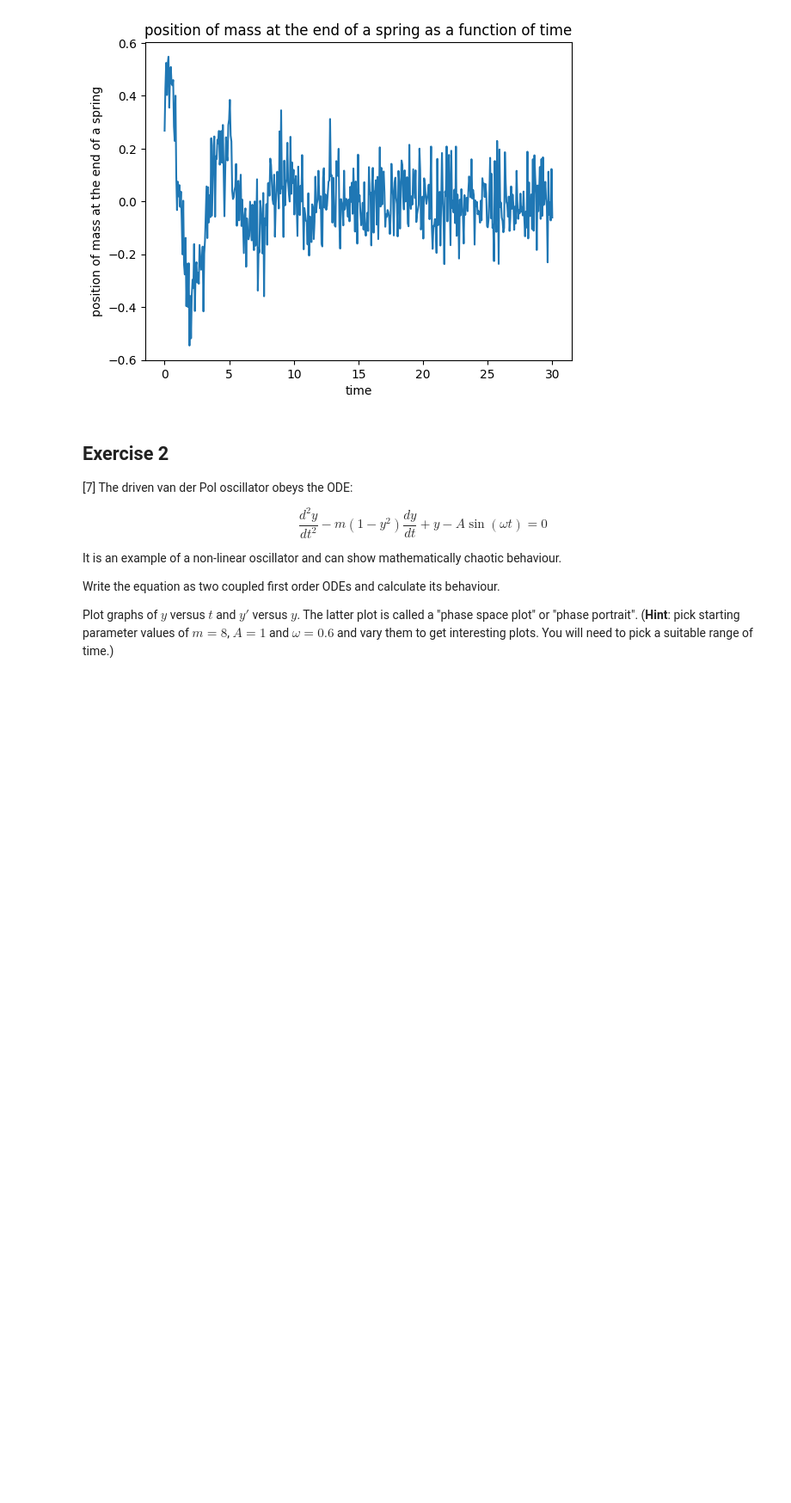
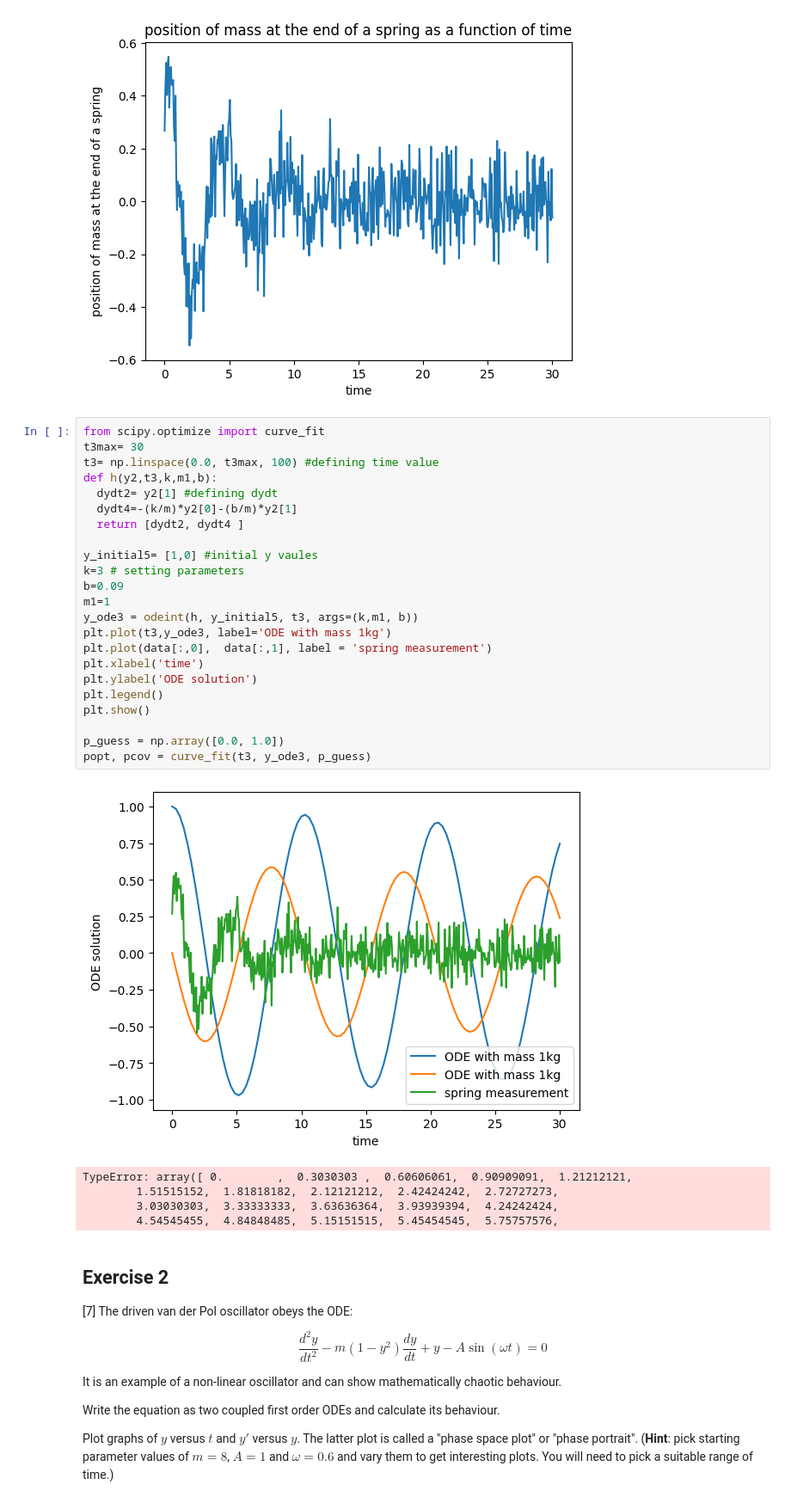
Before and after one commit to PX2145-2025/week-8-b-Anest-Cunliffe, a Jupyter notebook: ODEs.ipynb, the cells around one changed output. Shown at 86% size. Saved outputs shown, nothing was run; the diff lists cells and outputs as text; blank space fills up the shorter version.

```diff
--- a/ODEs.ipynb
+++ b/ODEs.ipynb
@@ -306,6 +306,35 @@ plt.title('position of mass at the end of a spring as a function of time')
 # %% [output]
 Text(0.5, 1.0, 'position of mass at the end of a spring as a function of time')
 [figure]
+# %%
+from scipy.optimize import curve_fit
+t3max= 30
+t3= np.linspace(0.0, t3max, 100) #defining time value
+def h(y2,t3,k,m1,b):
+  dydt2= y2[1] #defining dydt
+  dydt4=-(k/m)*y2[0]-(b/m)*y2[1]
+  return [dydt2, dydt4 ]
+
+y_initial5= [1,0] #initial y vaules
+k=3 # setting parameters
+b=0.09
+m1=1
+y_ode3 = odeint(h, y_initial5, t3, args=(k,m1, b))
+plt.plot(t3,y_ode3, label='ODE with mass 1kg')
+plt.plot(data[:,0],  data[:,1], label = 'spring measurement')
+plt.xlabel('time')
+plt.ylabel('ODE solution')
+plt.legend()
+plt.show()
+
+p_guess = np.array([0.0, 1.0])
+popt, pcov = curve_fit(t3, y_ode3, p_guess)
+# %% [output]
+[figure, added]
+TypeError: array([ 0.        ,  0.3030303 ,  0.60606061,  0.90909091,  1.21212121,
+        1.51515152,  1.81818182,  2.12121212,  2.42424242,  2.72727273,
+        3.03030303,  3.33333333,  3.63636364,  3.93939394,  4.24242424,
+        4.54545455,  4.84848485,  5.15151515,  5.45454545,  5.75757576,
 # %% [markdown]
 ## Exercise 2
 
```
Also changed, not shown: parts of 3 cells of this notebook.
